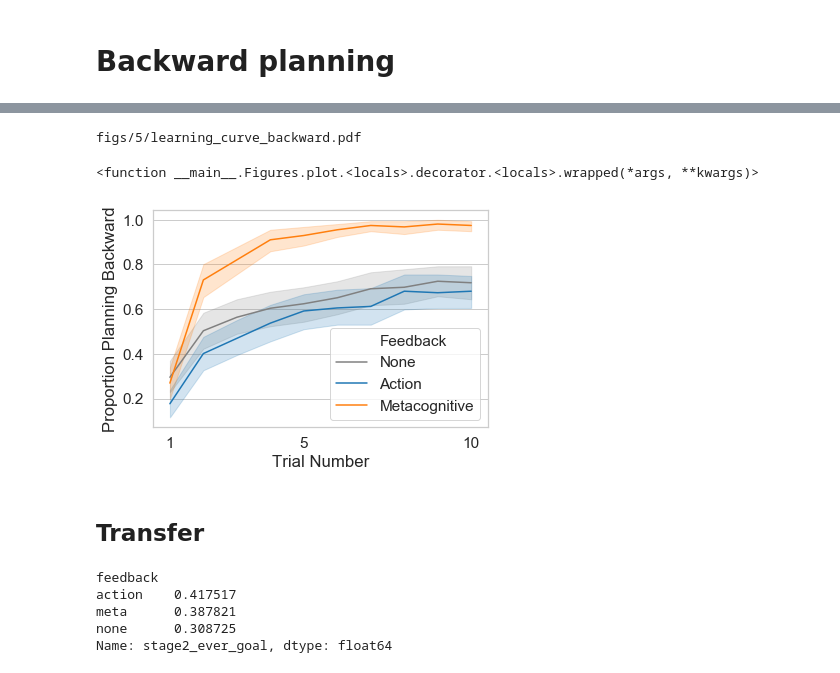
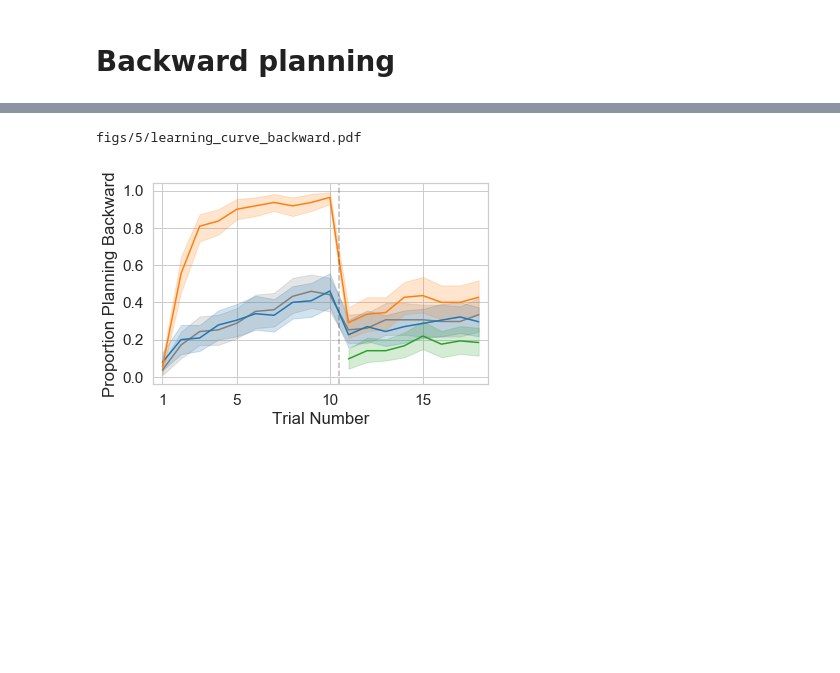
Before and after one commit to fredcallaway/ai-for-improving-human-planning, a Jupyter notebook: analysis/exp5.ipynb, the cells around one changed output, grey strips where cells are left out. Cells and saved outputs as stored; diff of their text form; code cells hidden in the pictures; blank space fills up the shorter version.

```diff
--- a/analysis/exp5.ipynb
+++ b/analysis/exp5.ipynb
@@ -16,10 +13,12 @@ The rpy2.ipython extension is already loaded. To reload it, use:
+# %%
+sns.set_style('whitegrid')  # why does this need to be run twice?!
 # %% [markdown]
 # Setup
 # %%
 EXPERIMENT = 5
 figs = Figures(path=f'figs/{EXPERIMENT}')
 figure = figs.plot
-fb_order = ['none', 'action', 'meta']
+fb_order = ['none', 'action', 'meta', 'video']
 
 def write_tex(name, tex):
     file = f"stats/{EXPERIMENT}/{name}.tex"
@@ -52,6 +51,12 @@ keep = list(pdf.index)
 stage1 = stage1.query('wid == @keep').copy()
 stage2 = stage2.query('wid == @keep').copy()
 
+stage2['planning_cost'] = stage2.planning_time / 1000
+recomputed_bonus = (350 - (stage2.planning_cost + stage2.route_cost)).clip(0) / 1000
+error = abs(recomputed_bonus - stage2.bonus)
+assert error.mean() < .001
+assert error.max() < .05 # one bad trial
+
 stage1['feedback'] = pdf.feedback
 stage2['feedback'] = pdf.feedback
 pdf['bonus'] = bonus
@@ -59,5 +64,13 @@ stage2['n_click'] = stage2.reveals.apply(len)
 pdf['stage1_n_click'] = stage1.groupby('wid').n_clicks.mean()
 pdf['stage2_n_click'] = stage2.groupby('wid').n_click.mean()
 pdf['route_cost'] = stage2.groupby('wid').route_cost.mean()
+pdf['planning_cost'] = stage2.groupby('wid').planning_cost.mean()
 
 nice_names['route_cost'] = 'Route Cost'
+# %%
+print(pdf.previously_participated.value_counts())
+pdf = pdf.query('previously_participated == "No"')
+keep = list(pdf.index)
+stage1 = stage1.query('wid == @keep')
+stage2 = stage2.query('wid == @keep')
+# assert set(stage2.index) == set(stage1.index) == set(pdf.index)
@@ -117,0 +155,3 @@ def plot_transfer(outcome):
+# %%
+stage2['score'] = stage2.bonus * 1000
+pdf['score'] = stage2.groupby('wid').score.mean()
@@ -193,20 +441,20 @@ Name: stage1_backward, dtype: float64
 # %%
-def learning_curve(var):
-    df = stage1.copy()
+@figure()
+def learning_curve_backward():
+    plt.figure(figsize=(6, 3.7))
+    s2 = stage2.copy()
+    s2.trial_index += stage1.trial_index.max() + 1
+    df = pd.concat([stage1, s2], sort=False)
     df.trial_index += 1
-    sns.lineplot('trial_index', var, hue='feedback',
+    sns.lineplot('trial_index', 'backward', hue='feedback',
                  data=df, hue_order=fb_order, palette=palette)
-    plt.ylabel(nice_names[var])
     plt.xlabel('Trial Number')
-    plt.gca().grid(axis='x')
+    plt.ylabel('Proportion Planning Backward')
+    plt.axvline(10.5, c='k', ls='--', alpha=0.3)
     plt.xticks([1, *range(5, 31, 5)])
     plt.xlim(df.trial_index.min()-0.5, df.trial_index.max()+0.5)
-    reformat_legend()
-
-figure(var='backward')(learning_curve)
+    plt.legend().remove()
+# reformat_legend()
 # %% [output]
 figs/5/learning_curve_backward.pdf
-<function __main__.Figures.plot.<locals>.decorator.<locals>.wrapped(*args, **kwargs)>
-[figure, old version]
+[figure, new version]
-# %% [markdown]
-## Transfer
@@ -254,17 +460,0 @@ pdf['stage2_num_goal'] = stage2.groupby('wid').num_goal.mean()
-# %%
-pdf.groupby('feedback').stage2_backward.mean().round(2)
-
-pdf['stage2_backward_one'] = stage2.query('trial_index == 0').backward
-pdf.groupby('feedback').stage2_backward_one.mean().round(2)
-
-pdf.groupby('feedback').stage2_num_goal.mean()
-pdf.groupby('feedback').stage2_ever_goal.mean()
-
-pdf.groupby('feedback').stage2_num_goal.mean()
-pdf.groupby('feedback').stage2_ever_goal.mean()
-# %% [output]
-feedback
-action    0.417517
-meta      0.387821
-none      0.308725
-Name: stage2_ever_goal, dtype: float64
```
Also changed, not shown: parts of 57 cells of this notebook, 22 other files.
